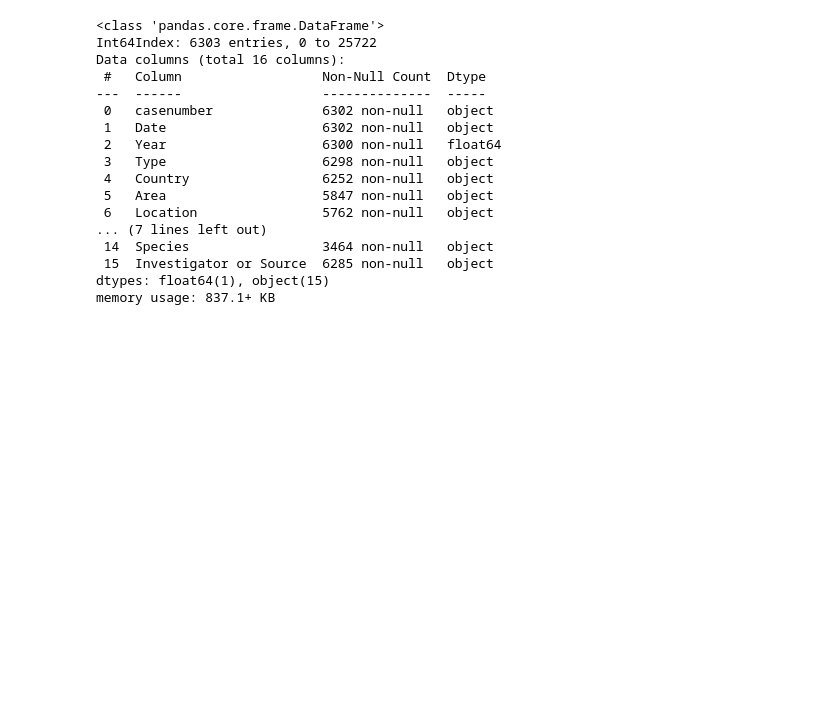
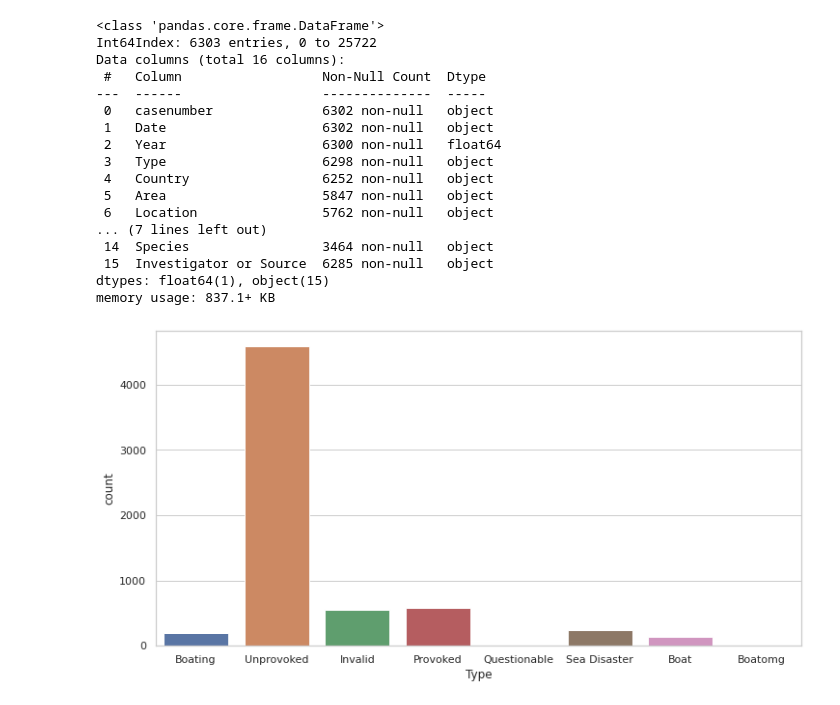
Before and after one commit to mariadelascotrina/Data-cleaning_Sharks, a Jupyter notebook: limpiar.ipynb, the cells around one changed output. Cells and saved outputs as stored; diff of their text form; code cells hidden in the pictures; blank space fills up the shorter version.

```diff
--- a/limpiar.ipynb
+++ b/limpiar.ipynb
@@ -245,0 +253,10 @@ memory usage: 837.1+ KB
+# %%
+# Configuración para setear y que todas las fig de Seaborn salgan por defecto con este tamaño
+# Se puede especificar el tamaño de cada figura
+sns.set_context("poster")
+sns.set(rc={"figure.figsize": (12.,6.)})
+sns.set_style("whitegrid")
+# %%
+sns.countplot(x=tiburones2.Type);
+# %% [output]
+[figure, added]
```
Also changed, not shown: parts of 35 cells of this notebook.
